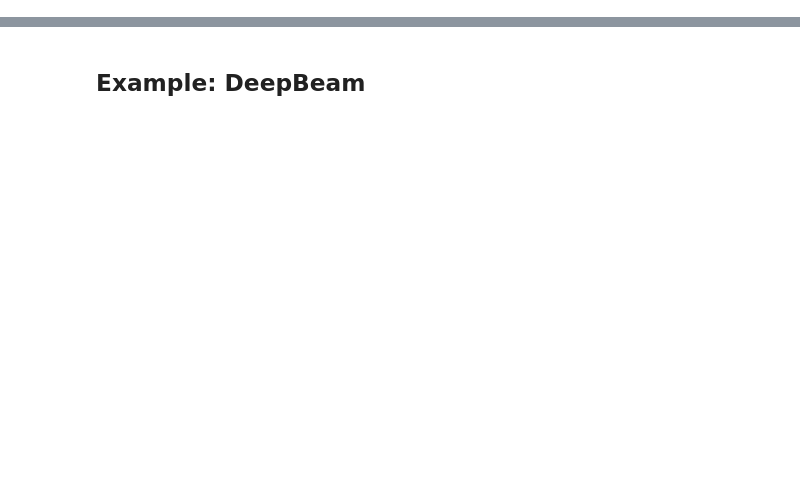
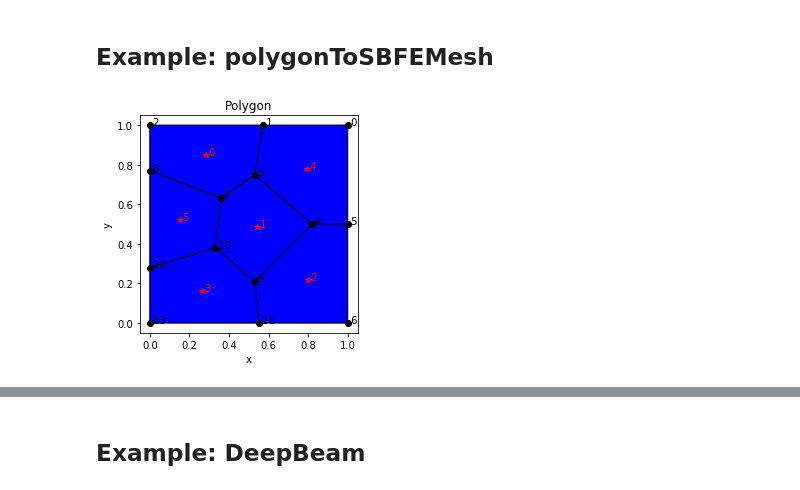
Before and after one commit to amemetov/sbfem-sandbox, a Jupyter notebook: notebooks/Example4.ipynb, the cells around one changed output, grey strips where cells are left out. Cells and saved outputs as stored; diff of their text form; code cells hidden in the pictures; blank space fills up the shorter version.

```diff
--- a/notebooks/Example4.ipynb
+++ b/notebooks/Example4.ipynb
@@ -15,3 +15,15 @@ import examples.Ex4 as Ex4
 # see http://stackoverflow.com/questions/1907993/autoreload-of-modules-in-ipython
 %load_ext autoreload
 %autoreload 2
+# %% [markdown]
+## Example: polygonToSBFEMesh
+# %%
+exPol2Mesh = Ex4.example_4_polygonToSBFEMesh()
+polyMesh = exPol2Mesh['in']['polyMesh']
+sbfemMesh = exPol2Mesh['in']['sbfemMesh']
+# %%
+utils.plotPolyFEMesh(polyMesh.coord, polyMesh.vertices, {'LabelEle': 10, 'LabelNode': 10,
+                                                         'title': 'Polygon',
+                                                         'savePath': 'Example_4_polygonToSBFEMesh_polygon.png'})
+# %% [output]
+[figure, added]
```
Also changed, not shown: parts of 7 cells of this notebook, 9 other files.
